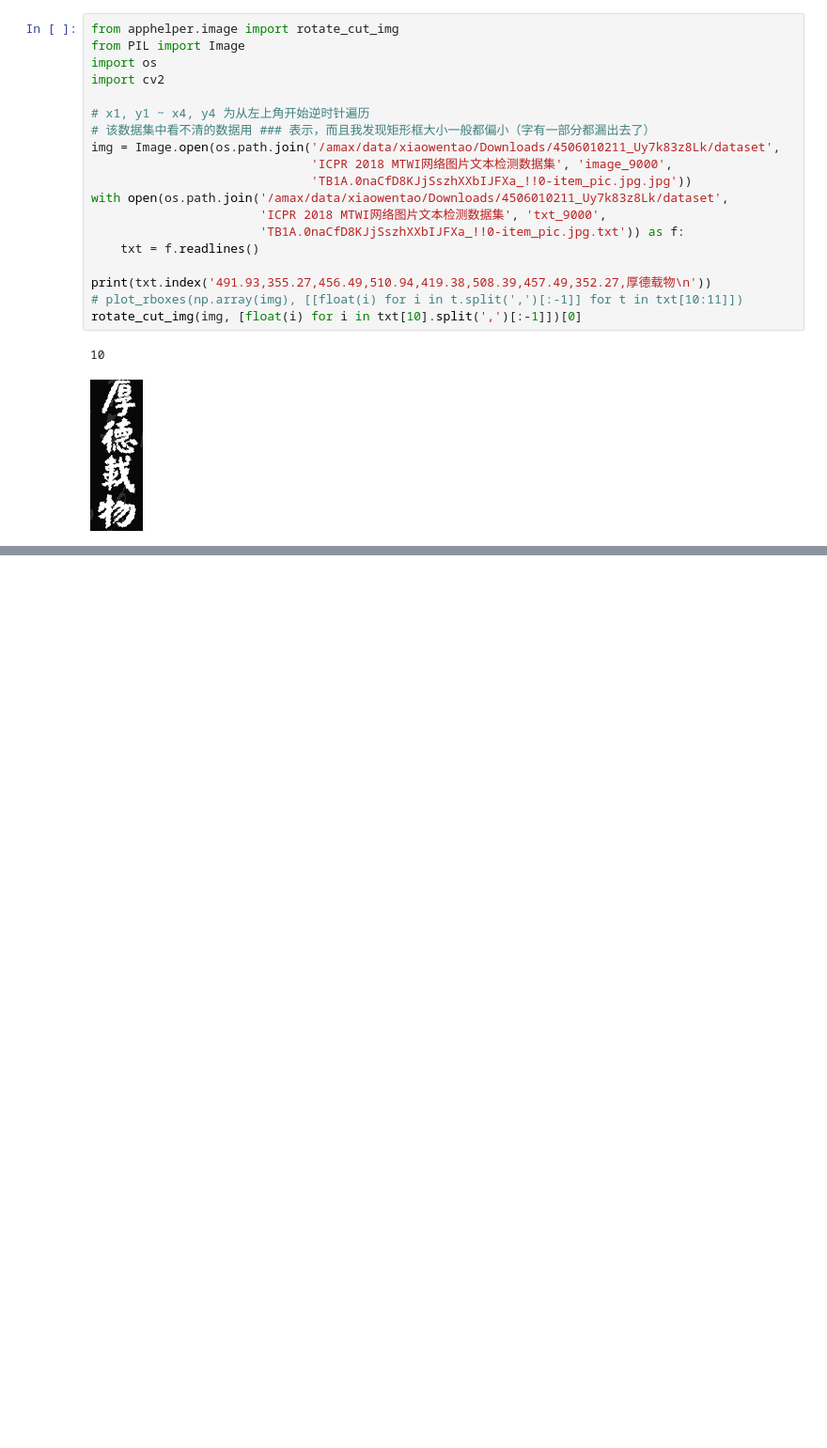
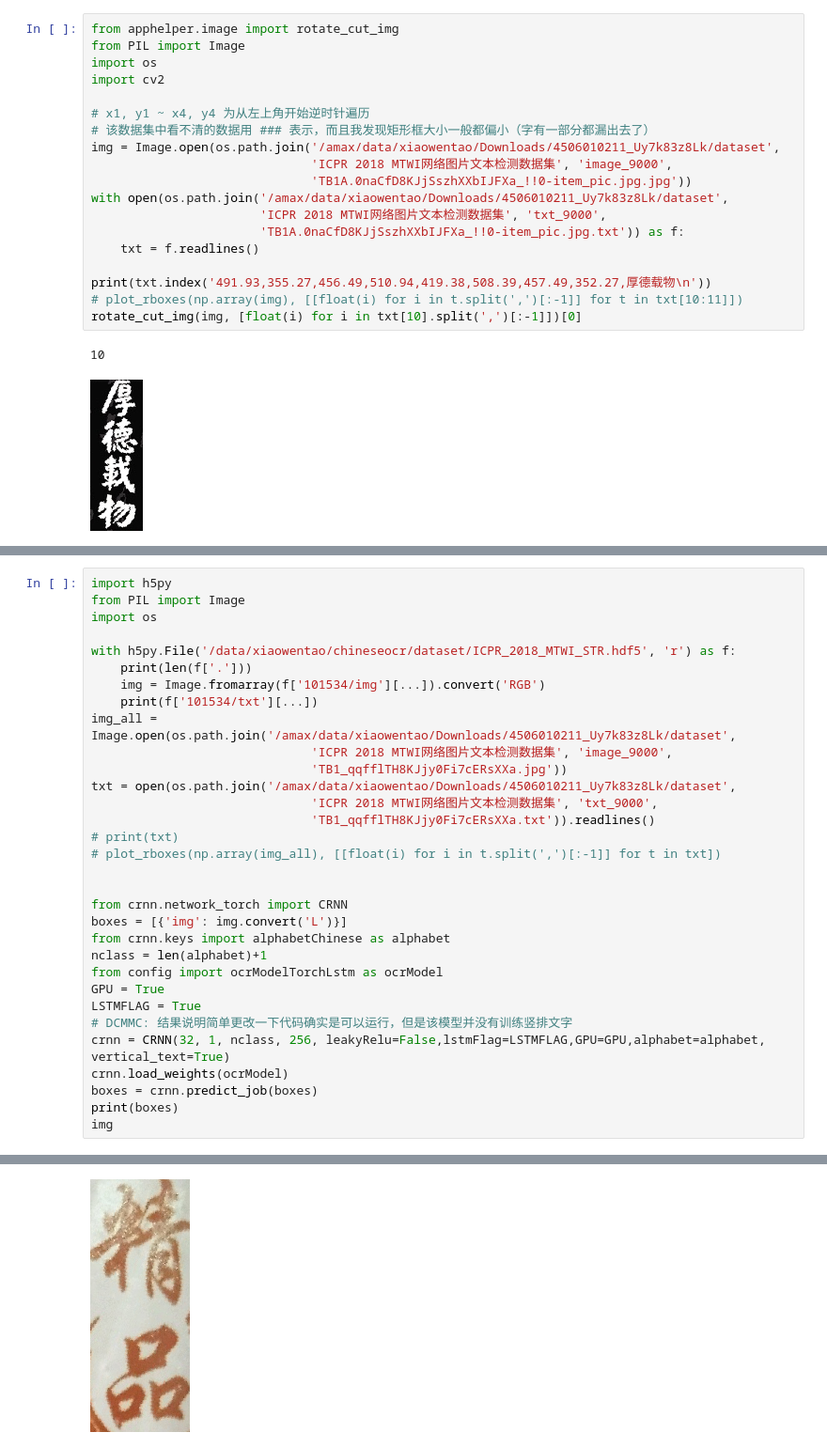
Before and after one commit to DCMMC/chineseocr, a Jupyter notebook: test.ipynb, the cells around one changed output, grey strips where cells are left out. Shown at 94% size. Cells and saved outputs as stored; diff of their text form; blank space fills up the shorter version.

```diff
--- a/test.ipynb
+++ b/test.ipynb
@@ -615,3 +617,36 @@ cnt: 127005 , res: {'cx': 561.5949999999999, 'cy': 264.7875, 'w': 110.6412020903
 sample processed: 127500 , time: 527.176164150238
 cnt: 128185 cnt_bad: 49501 time: 530.0018193721771
 -rw-rw-r-- 1 xiaowentao xiaowentao 3.1G 3月  26 19:47 /data/xiaowentao/chineseocr/dataset/ICPR_2018_MTWI_STR.hdf5
+# %%
+import h5py
+from PIL import Image
+import os
+
+with h5py.File('/data/xiaowentao/chineseocr/dataset/ICPR_2018_MTWI_STR.hdf5', 'r') as f:
+    print(len(f['.']))
+    img = Image.fromarray(f['101534/img'][...]).convert('RGB')
+    print(f['101534/txt'][...])
+img_all = Image.open(os.path.join('/amax/data/xiaowentao/Downloads/4506010211_Uy7k83z8Lk/dataset',
+                              'ICPR 2018 MTWI网络图片文本检测数据集', 'image_9000',
+                              'TB1_qqfflTH8KJjy0Fi7cERsXXa.jpg'))
+txt = open(os.path.join('/amax/data/xiaowentao/Downloads/4506010211_Uy7k83z8Lk/dataset',
+                              'ICPR 2018 MTWI网络图片文本检测数据集', 'txt_9000',
+                              'TB1_qqfflTH8KJjy0Fi7cERsXXa.txt')).readlines()
+# print(txt)
+# plot_rboxes(np.array(img_all), [[float(i) for i in t.split(',')[:-1]] for t in txt])
+
+
+from crnn.network_torch import CRNN
+boxes = [{'img': img.convert('L')}]
+from crnn.keys import alphabetChinese as alphabet
+nclass = len(alphabet)+1
+from config import ocrModelTorchLstm as ocrModel
+GPU = True
+LSTMFLAG = True
+# DCMMC: 结果说明简单更改一下代码确实是可以运行，但是该模型并没有训练竖排文字
+crnn = CRNN(32, 1, nclass, 256, leakyRelu=False,lstmFlag=LSTMFLAG,GPU=GPU,alphabet=alphabet, vertical_text=True)
+crnn.load_weights(ocrModel)
+boxes = crnn.predict_job(boxes)
+print(boxes)
+img
+# %% [output]
@@ -618,3 +670,4 @@ cnt: 128185 cnt_bad: 49501 time: 530.0018193721771
+[figure, added]
 # %%
 import h5py
 from PIL import Image
```
Also changed, not shown: parts of 11 cells of this notebook, 4 other files.
